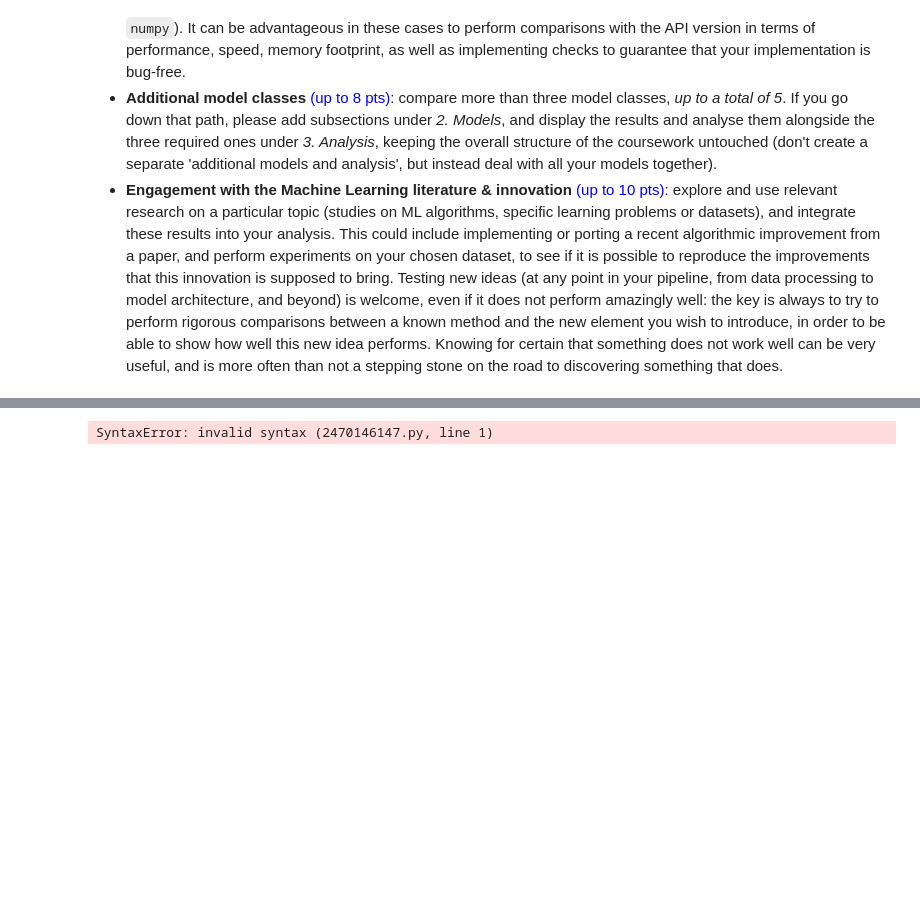
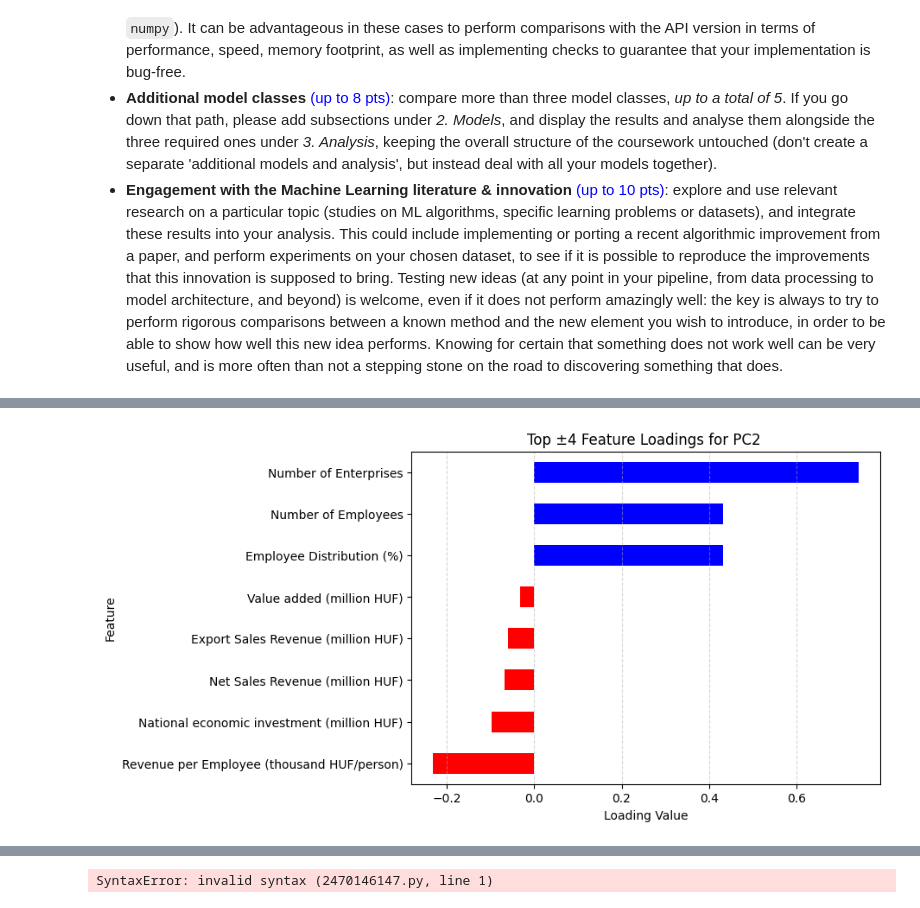
Before and after one commit to TheKusz/ML_DSM040-2025-APR, a Jupyter notebook: CW 2/CW2.ipynb, the cells around one changed output, grey strips where cells are left out. Saved outputs shown, nothing was run; the diff lists cells and outputs as text; code cells hidden in the pictures; blank space fills up the shorter version.

```diff
--- a/CW 2/CW2.ipynb
+++ b/CW 2/CW2.ipynb
@@ -1408,0 +1523,4 @@ It is advised to keep the legibility and clarity of your coursework when adding
+# %%
+plot_top_loadings(pca2, only_pca=2)
+# %% [output]
+[figure, added]
```
Also changed, not shown: parts of 19 cells of this notebook.
